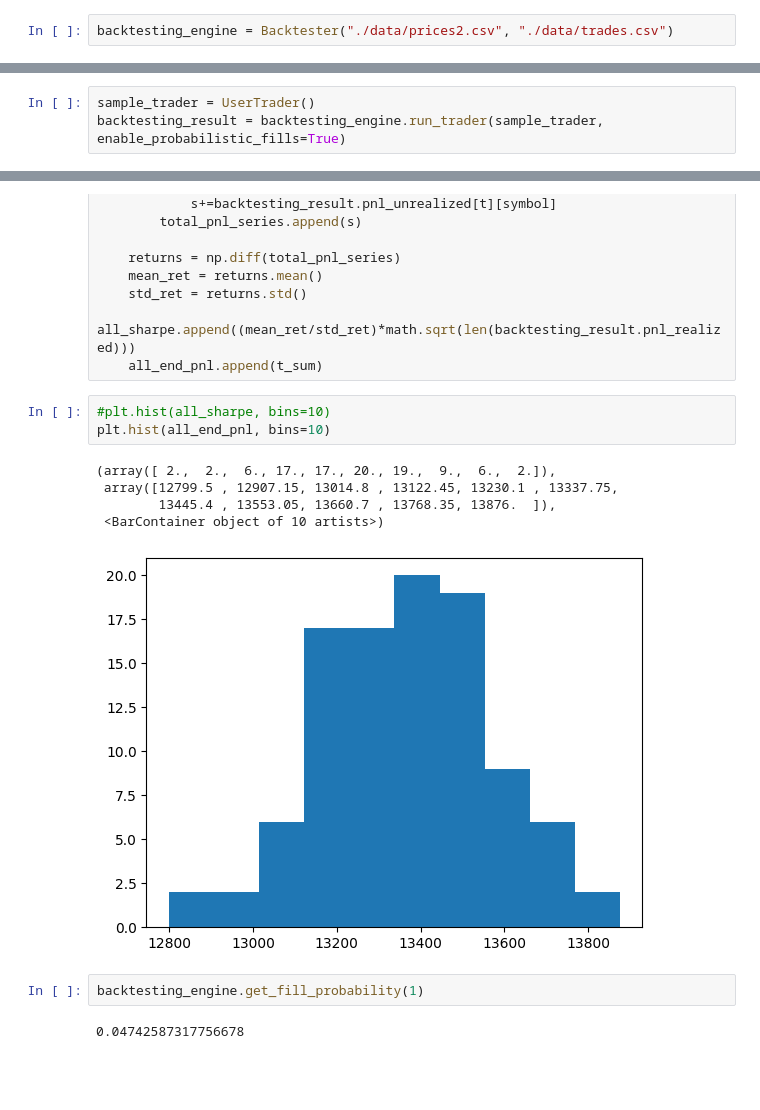
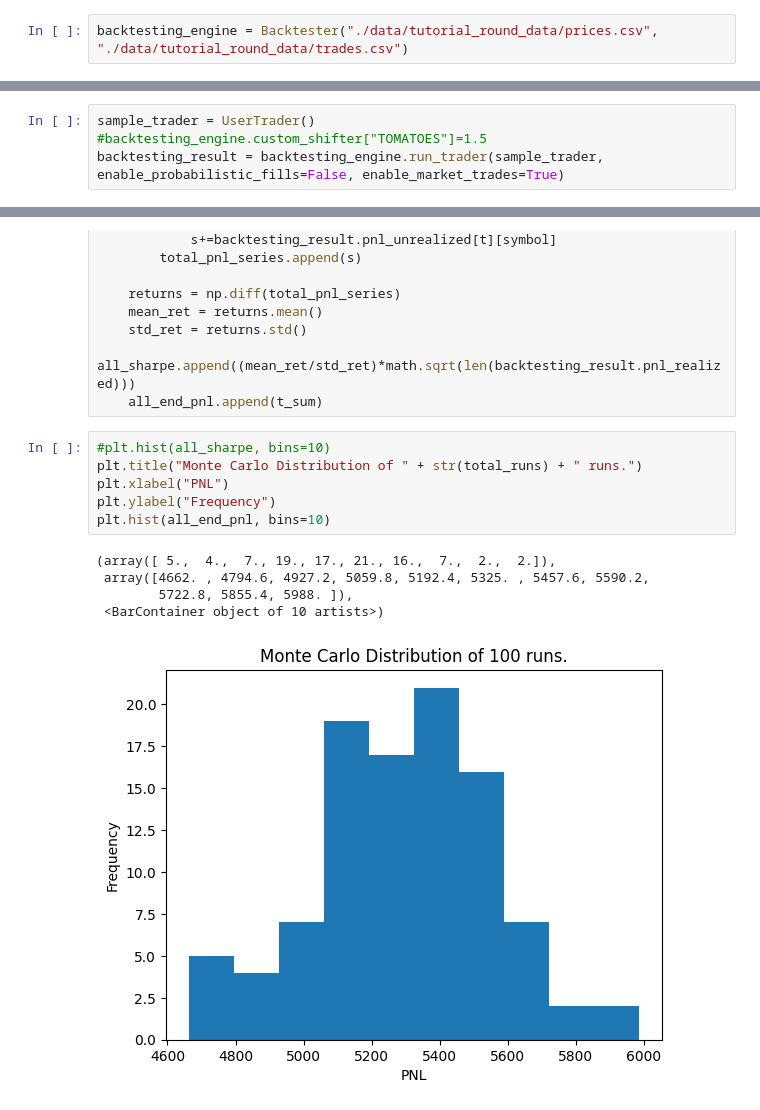
Before and after one commit to danielhyuncoder/IMC-Trading-Prosperity-Competition-04, a Jupyter notebook: backtesting_engine/round1research.ipynb, the cells around one changed output, grey strips where cells are left out. Saved outputs shown, nothing was run; the diff lists cells and outputs as text; blank space fills up the shorter version.

Commit message:
added market trading stuff + callibrated taker bot

```diff
--- a/backtesting_engine/round1research.ipynb
+++ b/backtesting_engine/round1research.ipynb
@@ -128,7 +161,7 @@ class UserTrader(Trader):
 
         return self.result, 0, json.dumps(self.j_data)
 # %%
-backtesting_engine = Backtester("./data/prices2.csv", "./data/trades.csv")
+backtesting_engine = Backtester("./data/tutorial_round_data/prices.csv", "./data/tutorial_round_data/trades.csv")
 # %% [output]
 The behavior will change in pandas 3.0. This inplace method will never work because the intermediate object on which we are setting values always behaves as a copy.
 
@@ -150,7 +183,8 @@ For example, when doing 'df[col].method(value, inplace=True)', try using 'df.met
   df["currency"].replace(0, DENOMINATION, inplace=True)
 # %%
 sample_trader = UserTrader()
-backtesting_result = backtesting_engine.run_trader(sample_trader, enable_probabilistic_fills=True)
+#backtesting_engine.custom_shifter["TOMATOES"]=1.5
+backtesting_result = backtesting_engine.run_trader(sample_trader, enable_probabilistic_fills=False, enable_market_trades=True)
 # %%
 backtesting_result.graph_inventory()
 # %% [output]
@@ -195,14 +229,13 @@ for i in range(total_runs):
     all_end_pnl.append(t_sum)
 # %%
 #plt.hist(all_sharpe, bins=10)
+plt.title("Monte Carlo Distribution of " + str(total_runs) + " runs.")
+plt.xlabel("PNL")
+plt.ylabel("Frequency")
 plt.hist(all_end_pnl, bins=10)
 # %% [output]
-(array([ 2.,  2.,  6., 17., 17., 20., 19.,  9.,  6.,  2.]),
- array([12799.5 , 12907.15, 13014.8 , 13122.45, 13230.1 , 13337.75,
-        13445.4 , 13553.05, 13660.7 , 13768.35, 13876.  ]),
+(array([ 5.,  4.,  7., 19., 17., 21., 16.,  7.,  2.,  2.]),
+ array([4662. , 4794.6, 4927.2, 5059.8, 5192.4, 5325. , 5457.6, 5590.2,
+        5722.8, 5855.4, 5988. ]),
  <BarContainer object of 10 artists>)
-[figure, old version]
+[figure, new version]
-# %%
-backtesting_engine.get_fill_probability(1)
-# %% [output]
-0.04742587317756678
```
Also changed, not shown: parts of 12 cells of this notebook, 6 other files.
